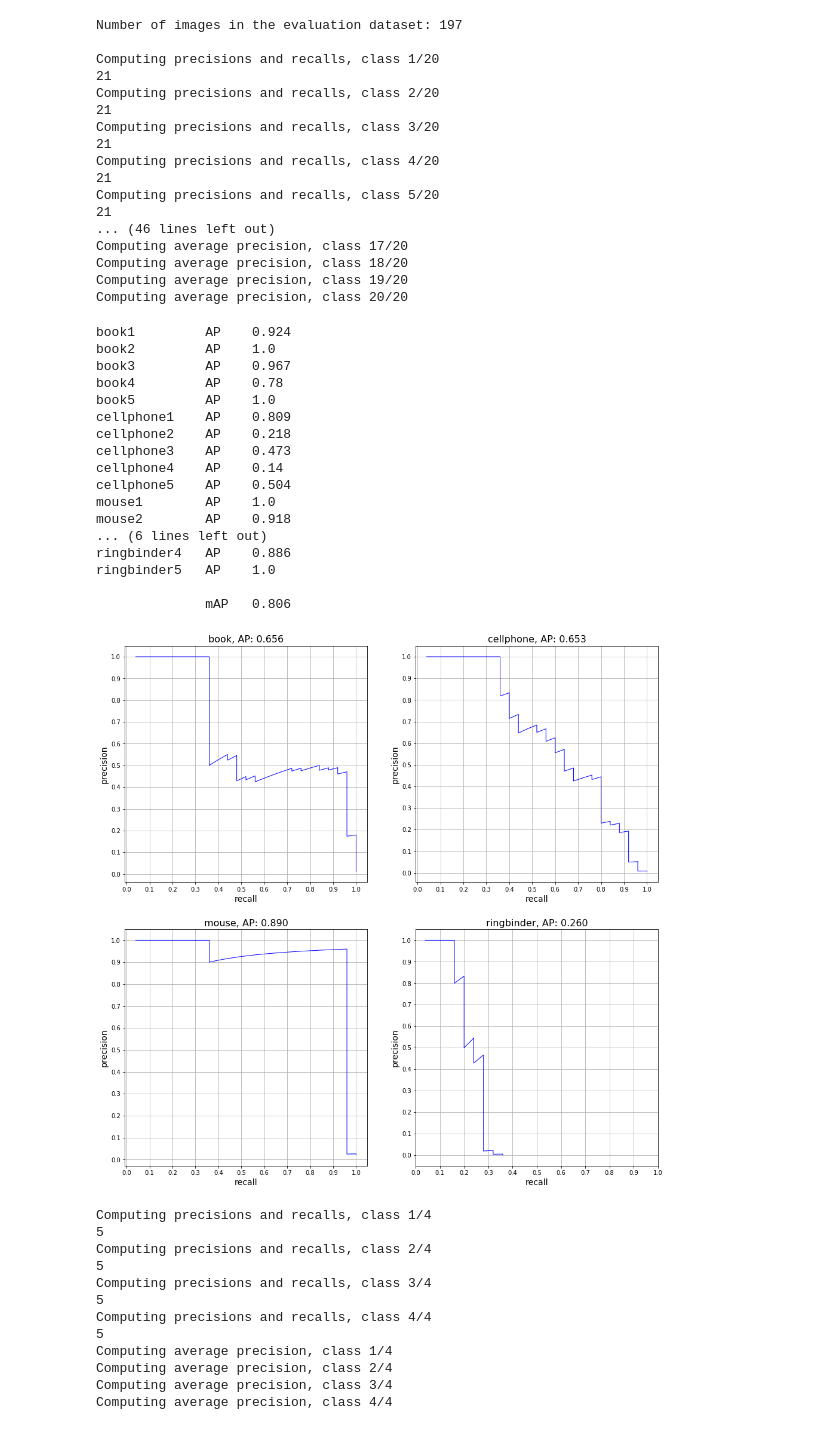
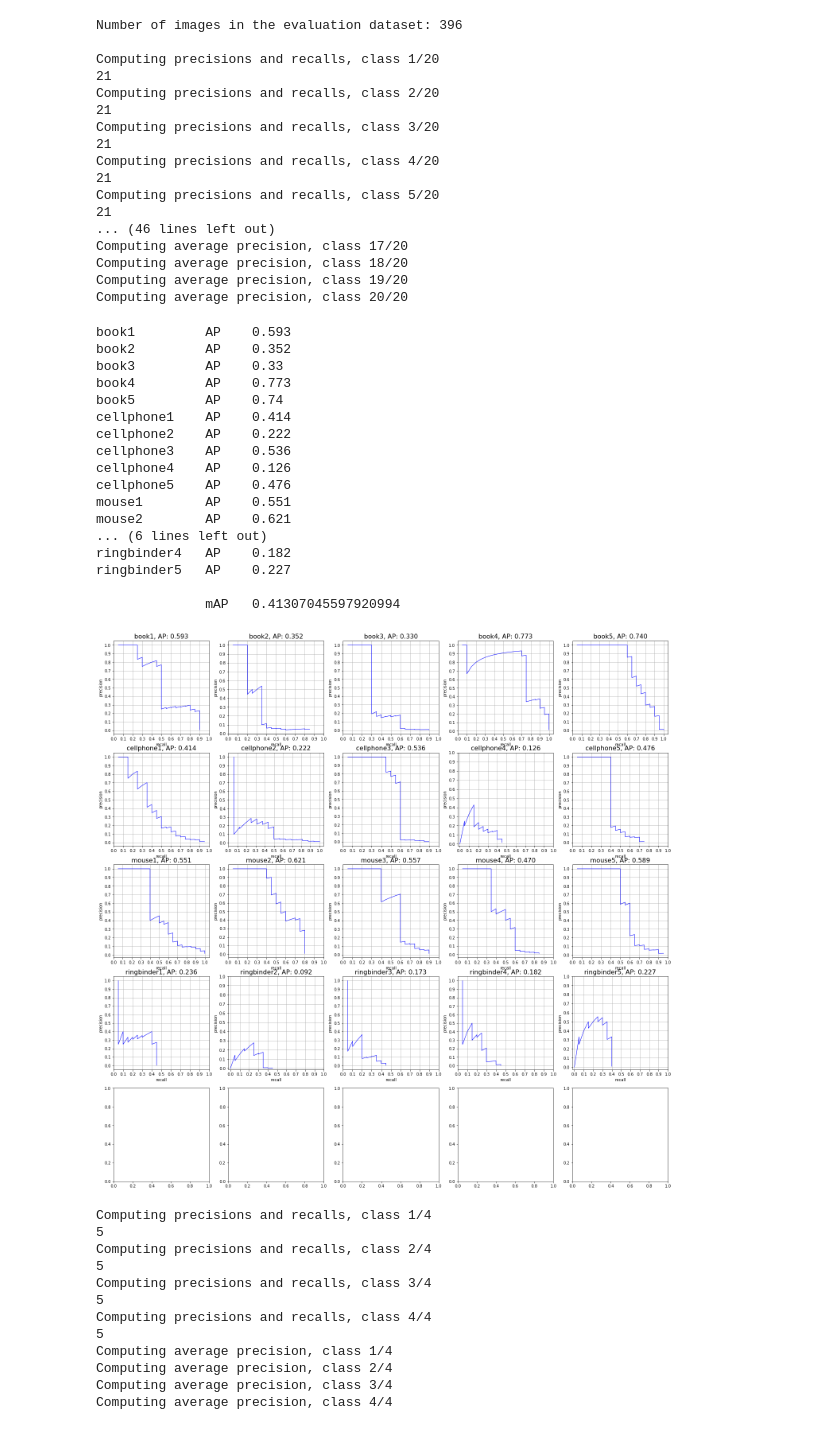
Before and after one commit to issamouawad/Keras-SSD-ConvNet, a Jupyter notebook: ssd7_evaluation_Instance.ipynb, the cells around one changed output. Cells and saved outputs as stored; diff of their text form; code cells hidden in the pictures.

```diff
--- a/ssd7_evaluation_Instance.ipynb
+++ b/ssd7_evaluation_Instance.ipynb
@@ -67,7 +69,7 @@ evaluator = Evaluator(model=model,
 
 results = evaluator(img_height=img_height,
                     img_width=img_width,
-                    batch_size=8,
+                    batch_size=2,
                     data_generator_mode='resize',
                     round_confidences=False,
                     matching_iou_threshold=0.1,
@@ -83,7 +85,7 @@ results = evaluator(img_height=img_height,
 
 mean_average_precision, average_precisions, precisions, recalls = results
 # %% [output]
-Number of images in the evaluation dataset: 197
+Number of images in the evaluation dataset: 396
 
 Computing precisions and recalls, class 1/20
 21
@@ -103,43 +108,50 @@ Computing average precision, class 20/20
+# %%
+import numpy as np
+data = np.load('Test_Results/SSD7_20_Instance.npz')
+mean_average_precision = data['mean_average_precision']
+average_precisions = data['average_precisions']
+precisions = data['precisions']
+recalls = data['recalls']
 # %%
 for i in range(1, len(average_precisions)):
     print("{:<14}{:<6}{}".format(classes[i], 'AP', round(average_precisions[i], 3)))
 print()
-print("{:<14}{:<6}{}".format('','mAP', round(mean_average_precision, 3)))
+print("{:<14}{:<6}{}".format('','mAP', mean_average_precision, 3))
 # %% [output]
-book1         AP    0.924
-book2         AP    1.0
-book3         AP    0.967
-book4         AP    0.78
-book5         AP    1.0
-cellphone1    AP    0.809
-cellphone2    AP    0.218
-cellphone3    AP    0.473
-cellphone4    AP    0.14
-cellphone5    AP    0.504
-mouse1        AP    1.0
-mouse2        AP    0.918
+book1         AP    0.593
+book2         AP    0.352
+book3         AP    0.33
+book4         AP    0.773
+book5         AP    0.74
+cellphone1    AP    0.414
+cellphone2    AP    0.222
+cellphone3    AP    0.536
+cellphone4    AP    0.126
+cellphone5    AP    0.476
+mouse1        AP    0.551
+mouse2        AP    0.621
 ... (6 lines left out)
-ringbinder4   AP    0.886
-ringbinder5   AP    1.0
+ringbinder4   AP    0.182
+ringbinder5   AP    0.227
 
-              mAP   0.806
+              mAP   0.41307045597920994
 # %%
-m = max((n_classes + 1) // 2, 2)
-n = 2
+m = max((n_classes + 1) // 5, 5)
+n = 5
 
-fig, cells = plt.subplots(m, n, figsize=(n*8,m*8))
+fig, cells = plt.subplots(m, n, figsize=(n*5,m*5))
 for i in range(m):
     for j in range(n):
         if n*i+j+1 > n_classes: break
         cells[i, j].plot(recalls[n*i+j+1], precisions[n*i+j+1], color='blue', linewidth=1.0)
-        cells[i, j].set_xlabel('recall', fontsize=14)
-        cells[i, j].set_ylabel('precision', fontsize=14)
+        cells[i, j].set_xlabel('recall', fontsize=10)
+        cells[i, j].set_ylabel('precision', fontsize=10)
         cells[i, j].grid(True)
         cells[i, j].set_xticks(np.linspace(0,1,11))
         cells[i, j].set_yticks(np.linspace(0,1,11))
         cells[i, j].set_title("{}, AP: {:.3f}".format(classes[n*i+j+1], average_precisions[n*i+j+1]), fontsize=16)
 # %% [output]
-[figure, old version]
+[figure, new version]
 # %%
 evaluator.get_num_gt_per_class(ignore_neutral_boxes=True,
                                verbose=False,
```
Also changed, not shown: parts of 4 cells of this notebook, 23 other files.
